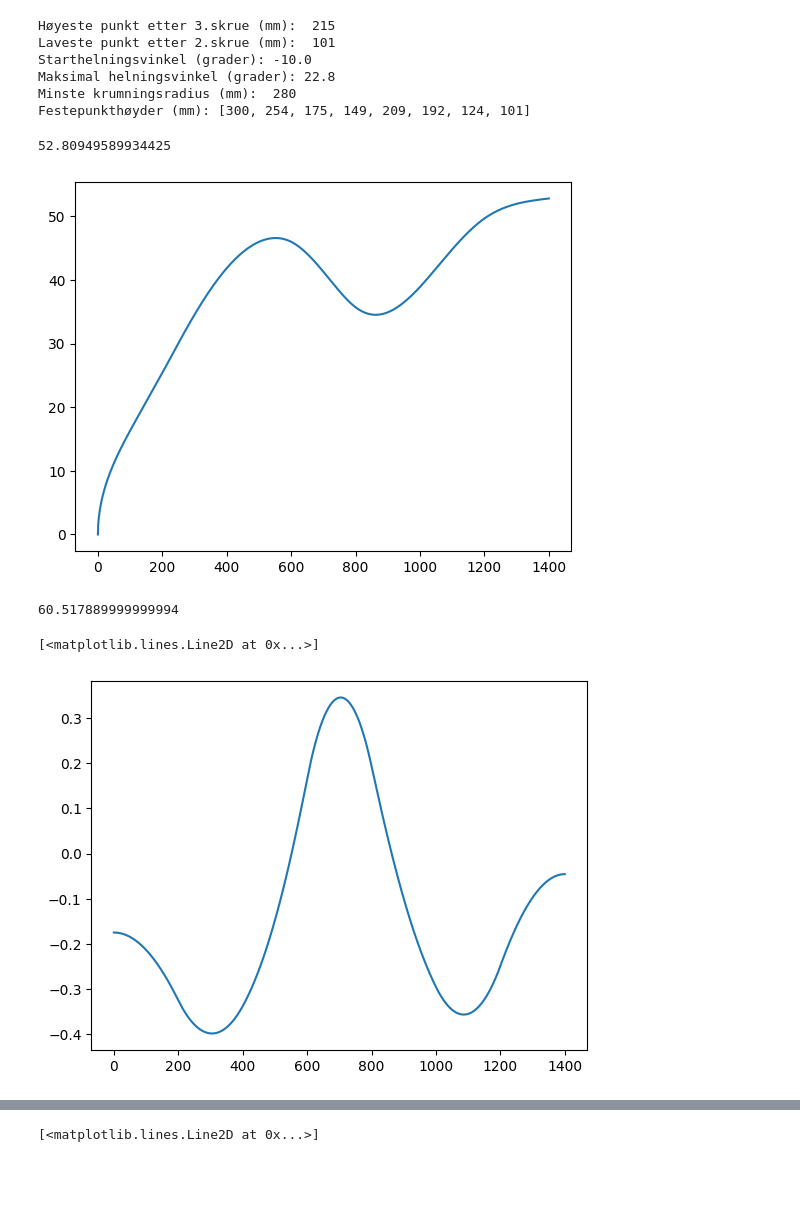
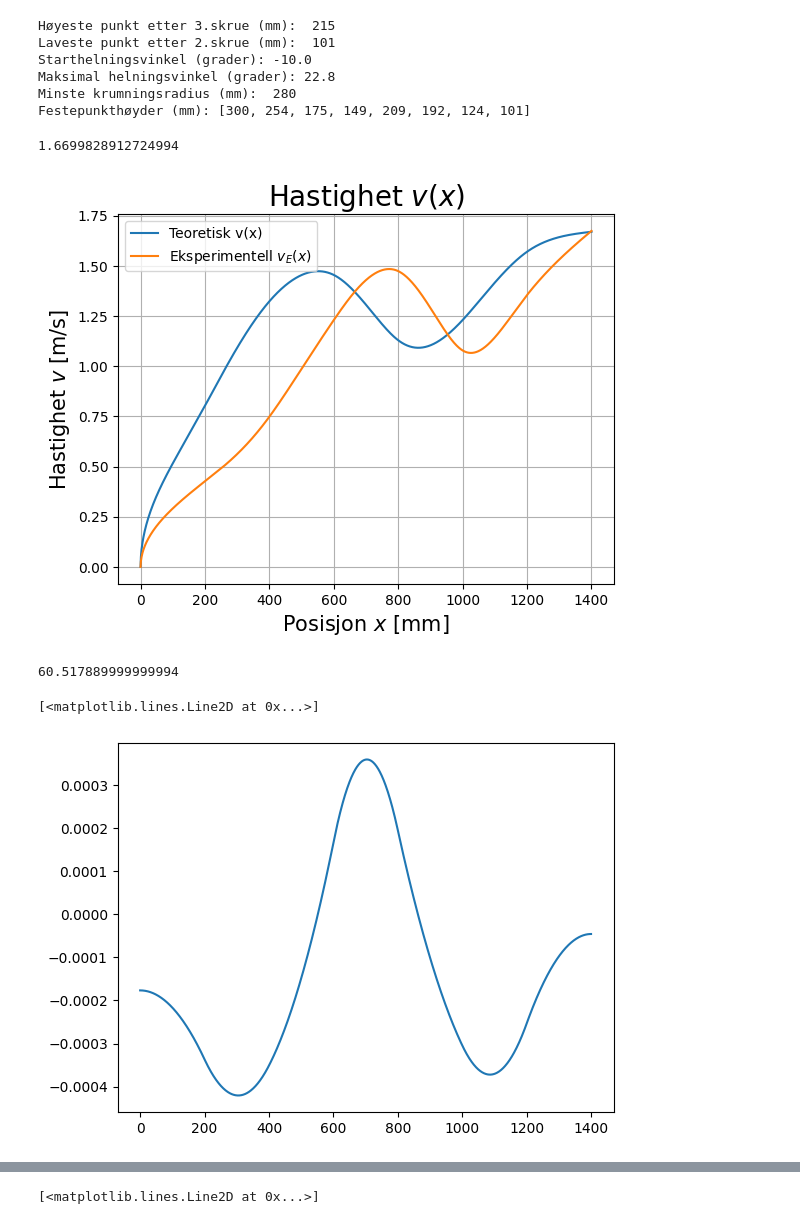
Before and after one commit to angrycompany16/Fysikk-lab, a Jupyter notebook: baneform_H23_synnove.ipynb, the cells around one changed output, grey strips where cells are left out. Drawn from its saved outputs; the diff is of its cells as text; code cells hidden in the pictures; blank space fills up the shorter version.

```diff
--- a/baneform_H23_synnove.ipynb
+++ b/baneform_H23_synnove.ipynb
@@ -45,10 +45,14 @@ en dal og en bakketopp, og noen ganger en ny dal før siste skrue.
 # %%
 #Skruehøyder:
 yfast = [300, 254, 175, 149, 209, 192, 124, 101]
+# %%
+ytest = [300, 287, 260, 192, 145, 217, 169, 100]
 # %% [markdown]
 Programmet beregner i neste omgang 7 tredjegradspolynomer, et for hvert intervall mellom to nabofestepunkter (naboskruer), med scipy.interpolate-funksjonen CubicSpline:
 # %%
 cs = CubicSpline(xfast,yfast,bc_type='natural')
+# %%
+cst = CubicSpline(xfast,ytest,bc_type='natural')
 # %% [markdown]
 Funksjonen cs kan nå brukes til å regne ut $y(x)$, $y'(x)$ og $y''(x)$ for en vilkårlig horisontal posisjon x, eller som her, for alle de 1401 horisontale
 posisjonene lagret i tabellen x. Funksjonen cs fungerer slik: <br>
@@ -59,6 +63,9 @@ cs(x,2) tilsvarer $y''(x)$ <br>
 y = cs(x)
 dy = cs(x,1)
 d2y = cs(x,2)
+# %%
+t = cst(x)
+dt = cst(x,1)
 # %% [markdown]
 Nå kan vi plotte baneformen $y(x)$
 # %%
@@ -119,16 +128,23 @@ Festepunkthøyder (mm): [300, 254, 175, 149, 209, 192, 124, 101]
 # %%
 #Fart
 c = 2/5
 g = 9.81
 
-v = np.sqrt((2*g*(y[0] -y))/(1+c))
-plt.plot(x,v)
+v = np.sqrt((2*g*(y[0]/1000 -y/1000))/(1+c))
+vtest = np.sqrt((2*g*(t[0]/1000-t/1000))/(1+c))
+plt.plot(x,v, label = "Teoretisk v(x)")
+plt.plot(x,vtest, label = "Eksperimentell $v_{E}(x)$")
+plt.legend()
+plt.title('Hastighet $v(x)$', fontsize=20)
+plt.xlabel('Posisjon $x$ [mm]',fontsize=15)
+plt.ylabel('Hastighet $v$ [m/s]',fontsize=15)
+plt.grid()
 
 end_speed = v[-1]
 print(end_speed)
 # %% [output]
-52.80949589934425
+1.6699828912724994
-[figure, old version]
+[figure, new version]
 # %%
 #total kinetisk energi
 m = 31e-3
@@ -140,11 +156,11 @@ print(K)
 # %%
 #Helningsvinkel
 
-beta = np.arctan(dy)
+beta = np.arctan(dy/1000)
 plt.plot(x,beta)
 # %% [output]
 [<matplotlib.lines.Line2D at 0x...>]
-[figure, old version]
+[figure, new version]
 # %%
 #Tidsutvikling
 v_new = v * np.cos(beta)
```
Also changed, not shown: parts of 4 cells of this notebook, 43 other files.
